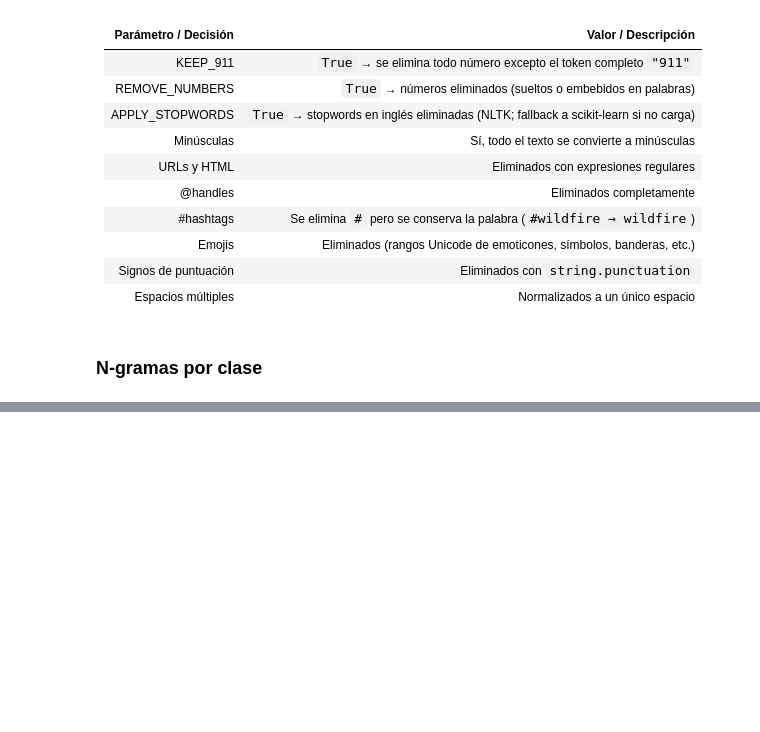
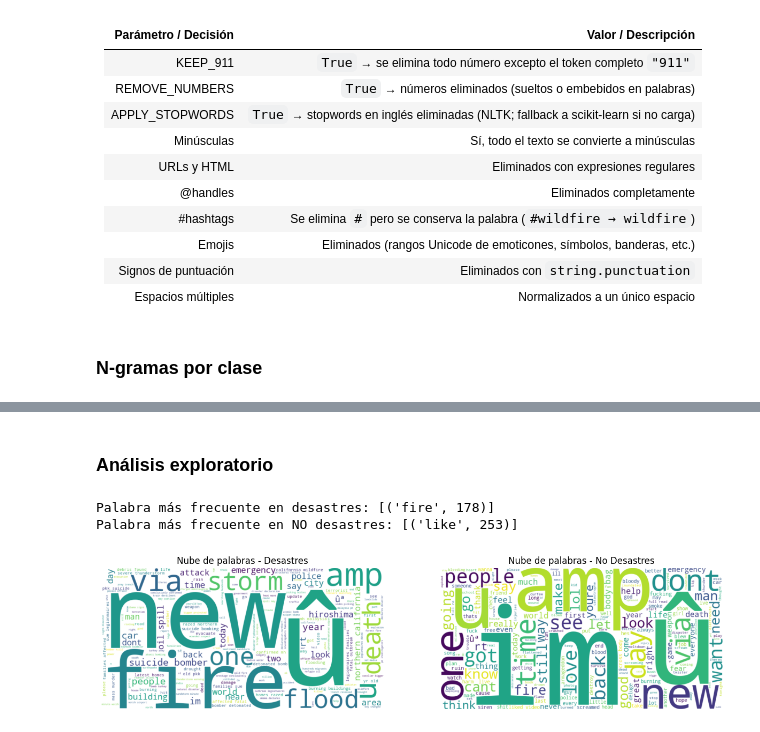
Before and after one commit to EdwinOrtegaK/Lab5_DS, a Jupyter notebook: src/data.ipynb, the cells around one changed output, grey strips where cells are left out. Cells and saved outputs as stored; diff of their text form; code cells hidden in the pictures; blank space fills up the shorter version.

```diff
--- a/src/data.ipynb
+++ b/src/data.ipynb
@@ -346,0 +347,49 @@ plot_top_bar(bi_df,  0, "bigramas",  topk=20)
+# %% [markdown]
+### Análisis exploratorio
+# %%
+import pandas as pd
+import matplotlib.pyplot as plt
+from wordcloud import WordCloud
+
+# Cargar dataset limpio
+df = pd.read_csv("../data/train_clean.csv")
+# %%
+# ==========================================
+# Palabra más repetida en cada categoría
+# ==========================================
+from collections import Counter
+
+# Separar por clase
+disaster_tweets = df[df["target"] == 1]["clean_text"].str.split().sum()
+nondisaster_tweets = df[df["target"] == 0]["clean_text"].str.split().sum()
+
+# Contar frecuencia
+disaster_counts = Counter(disaster_tweets)
+nondisaster_counts = Counter(nondisaster_tweets)
+
+print("Palabra más frecuente en desastres:", disaster_counts.most_common(1))
+print("Palabra más frecuente en NO desastres:", nondisaster_counts.most_common(1))
+# %% [output]
+Palabra más frecuente en desastres: [('fire', 178)]
+Palabra más frecuente en NO desastres: [('like', 253)]
+# %%
+# ==========================================
+# Nubes de palabras por categoría
+# ==========================================
+fig, axes = plt.subplots(1, 2, figsize=(15,7))
+
+# Nube para tweets de desastre
+wc_disaster = WordCloud(width=800, height=400, background_color="white").generate(" ".join(disaster_tweets))
+axes[0].imshow(wc_disaster, interpolation="bilinear")
+axes[0].set_title("Nube de palabras - Desastres")
+axes[0].axis("off")
+
+# Nube para tweets de NO desastre
+wc_nondisaster = WordCloud(width=800, height=400, background_color="white").generate(" ".join(nondisaster_tweets))
+axes[1].imshow(wc_nondisaster, interpolation="bilinear")
+axes[1].set_title("Nube de palabras - No Desastres")
+axes[1].axis("off")
+
+plt.show()
+# %% [output]
+[figure, added]
```
Also changed, not shown: parts of 7 cells of this notebook.
